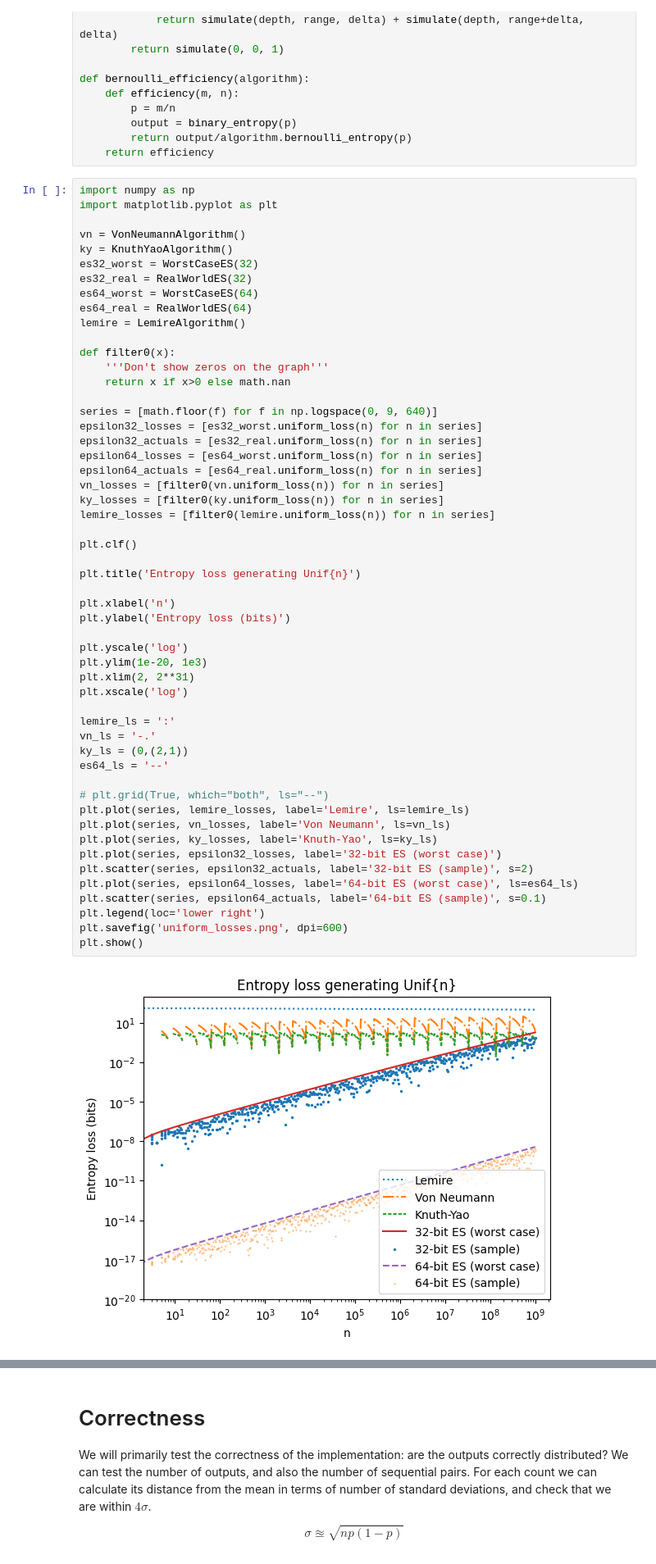
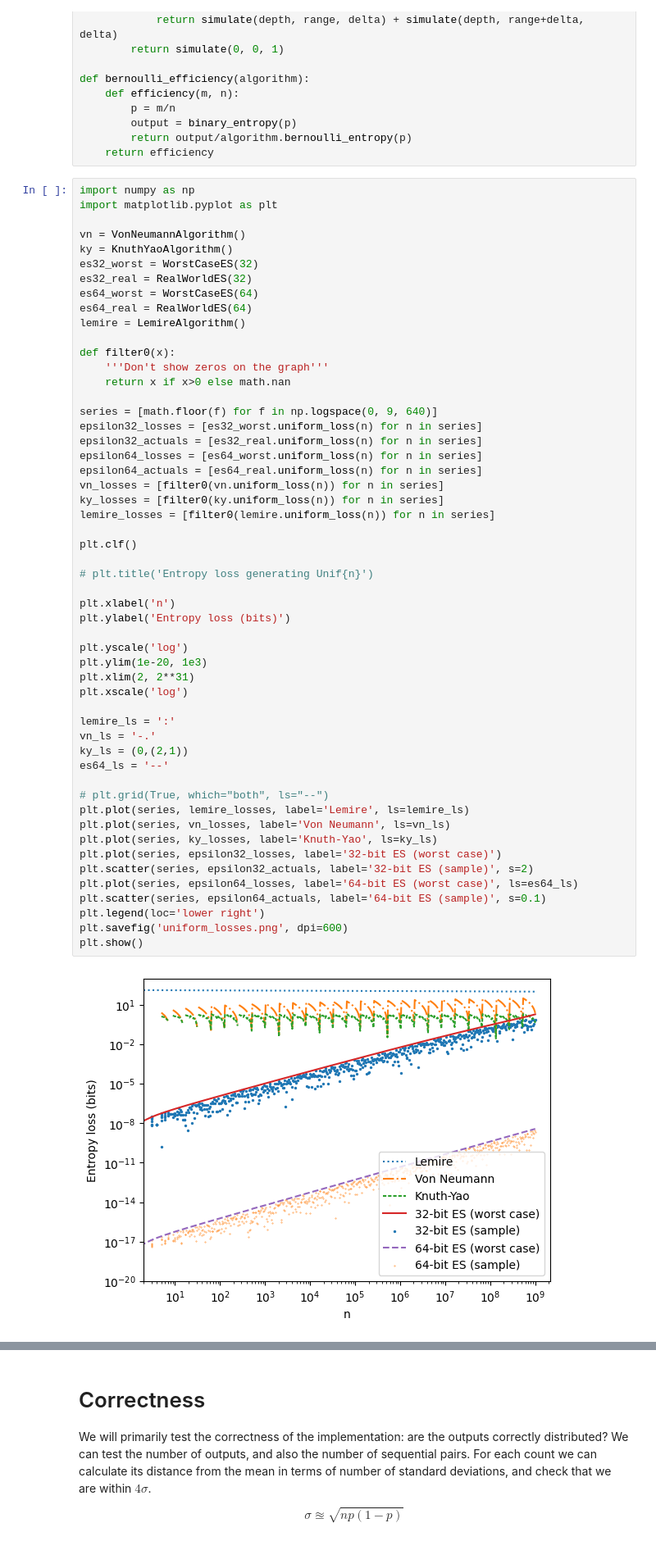
Before and after one commit to calum74/entropy, a Jupyter notebook: paper/reference.ipynb, the cells around one changed output, grey strips where cells are left out. Shown at 82% size. Cells and saved outputs as stored; diff of their text form.

```diff
--- a/paper/reference.ipynb
+++ b/paper/reference.ipynb
@@ -237,35 +237,35 @@ ky_losses = [filter0(ky.uniform_loss(n)) for n in series]
 lemire_losses = [filter0(lemire.uniform_loss(n)) for n in series]
 
 plt.clf()
 
-plt.title('Entropy loss generating Unif{n}')
+# plt.title('Entropy loss generating Unif{n}')
 
 plt.xlabel('n')
 plt.ylabel('Entropy loss (bits)')
 
 plt.yscale('log')
 plt.ylim(1e-20, 1e3)
 plt.xlim(2, 2**31)
 plt.xscale('log')
 
 lemire_ls = ':'
 vn_ls = '-.'
 ky_ls = (0,(2,1))
 es64_ls = '--'
 
 # plt.grid(True, which="both", ls="--")
 plt.plot(series, lemire_losses, label='Lemire', ls=lemire_ls)
 plt.plot(series, vn_losses, label='Von Neumann', ls=vn_ls)
 plt.plot(series, ky_losses, label='Knuth-Yao', ls=ky_ls)
 plt.plot(series, epsilon32_losses, label='32-bit ES (worst case)')
 plt.scatter(series, epsilon32_actuals, label='32-bit ES (sample)', s=2)
 plt.plot(series, epsilon64_losses, label='64-bit ES (worst case)', ls=es64_ls)
 plt.scatter(series, epsilon64_actuals, label='64-bit ES (sample)', s=0.1)
 plt.legend(loc='lower right')
 plt.savefig('uniform_losses.png', dpi=600)
 plt.show()
 # %% [output]
-[figure, old version]
+[figure, new version]
 # %%
 vn_efficiency_fn = card_shuffling_efficiency(vn)
 ky_efficiency_fn = card_shuffling_efficiency(ky)
```
Also changed, not shown: parts of 8 cells of this notebook, 5 other files.
